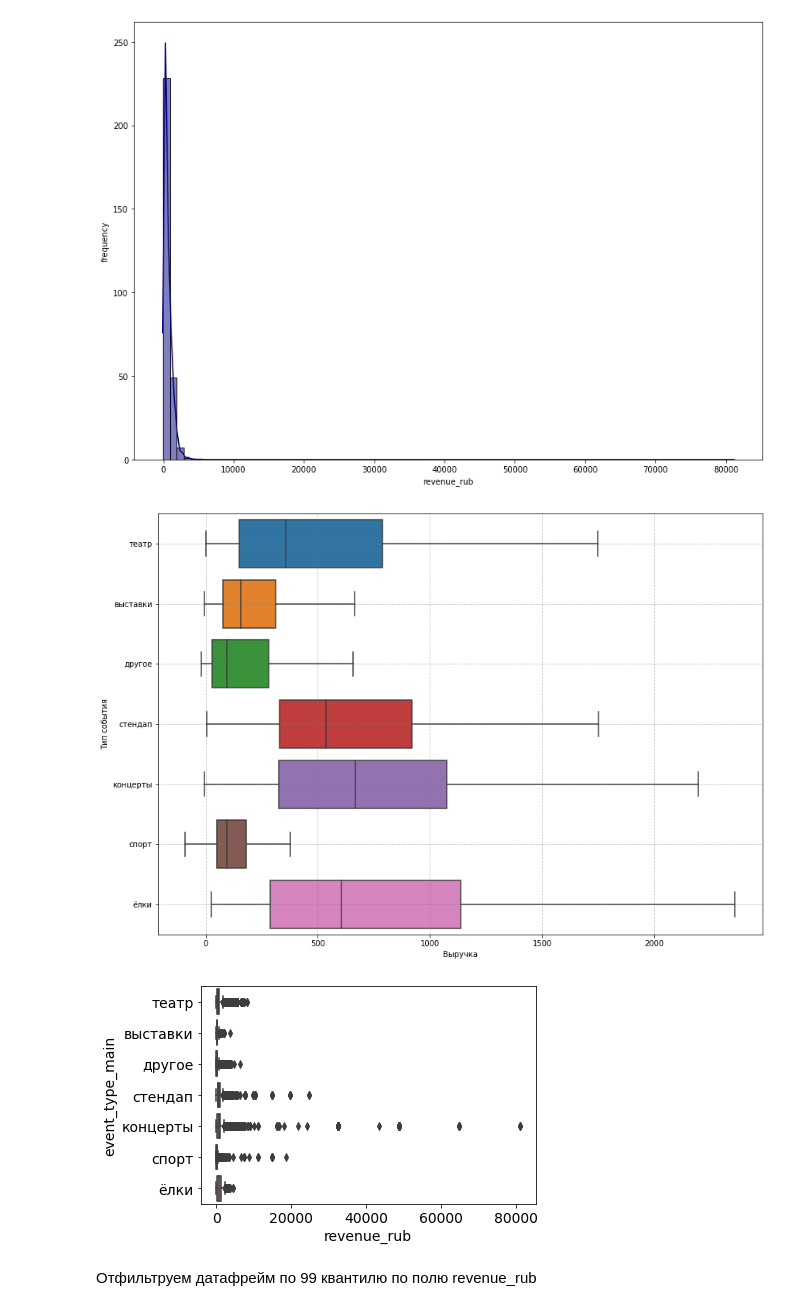
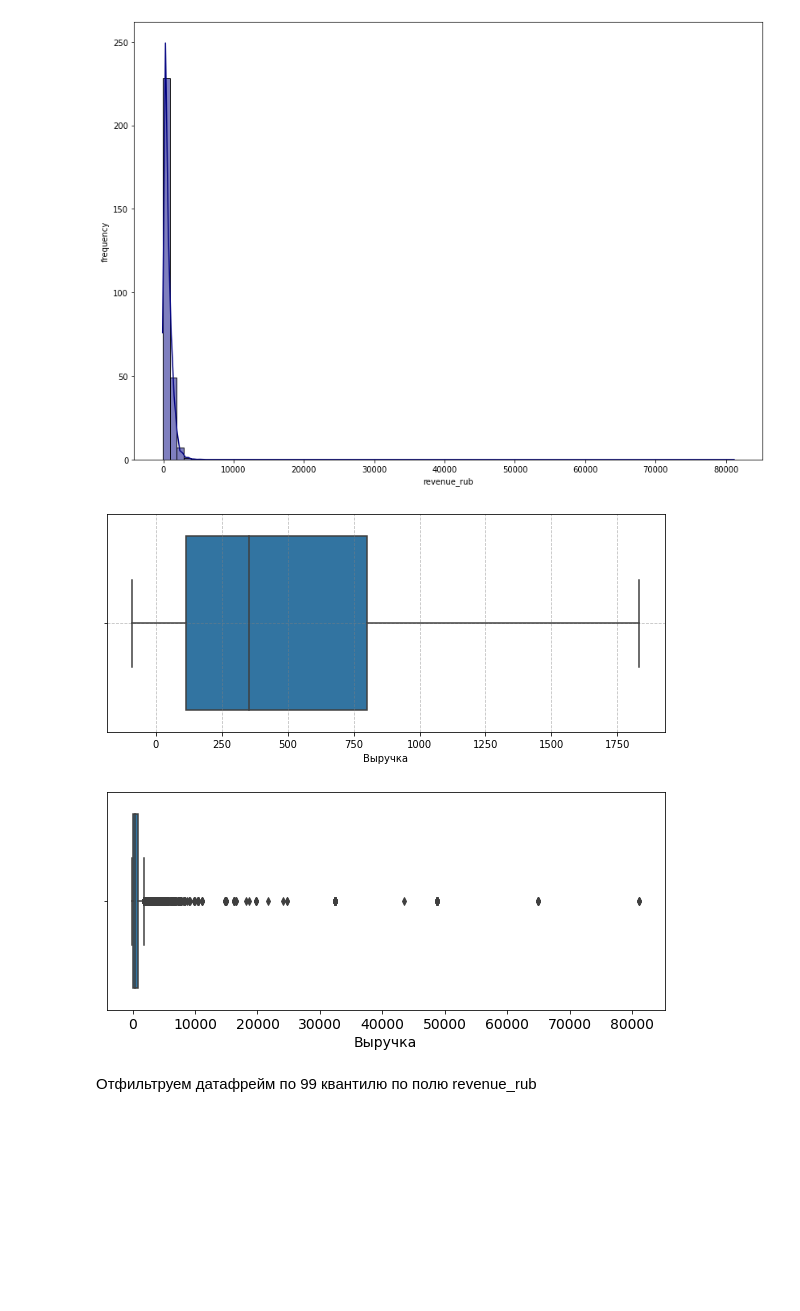
Before and after one commit to dimaxi1007/afisha, a Jupyter notebook: afisha.ipynb, the cells around one changed output. Drawn from its saved outputs; the diff is of its cells as text; code cells hidden in the pictures; blank space fills up the shorter version.

```diff
--- a/afisha.ipynb
+++ b/afisha.ipynb
@@ -575,19 +654,25 @@ plt.show()
 # %% [output]
 [figure]
 # %%
-plt.figure(figsize=(14, 10))
+plt.figure(figsize=(10, 4))
 # sns.boxplot(data=main, y='event_type_main', x='revenue_rub', showfliers=True)
-sns.boxplot(data=main, y='event_type_main', x='revenue_rub', showfliers=False)
+sns.boxplot(data=main,
+            #y='event_type_main',
+            x='revenue_rub', showfliers=False)
 plt.rc('font',size=14)
 plt.grid(linestyle='--', color='gray', alpha=0.5)
-plt.ylabel('Тип события')
+#plt.ylabel('Тип события')
 plt.xlabel('Выручка')
 plt.show()
-sns.boxplot(data=main, y='event_type_main', x='revenue_rub', showfliers=True)
+plt.figure(figsize=(10, 4))
+sns.boxplot(data=main,
+            #y='event_type_main',
+            x='revenue_rub', showfliers=True)
+plt.xlabel('Выручка')
 plt.show()
 # %% [output]
-[figure, old version]
+[figure, new version]
-[figure, old version]
+[figure, new version]
 # %% [markdown]
 Отфильтруем датафрейм по 99 квантилю по полю revenue_rub
 # %%
```
Also changed, not shown: parts of 48 cells of this notebook.
